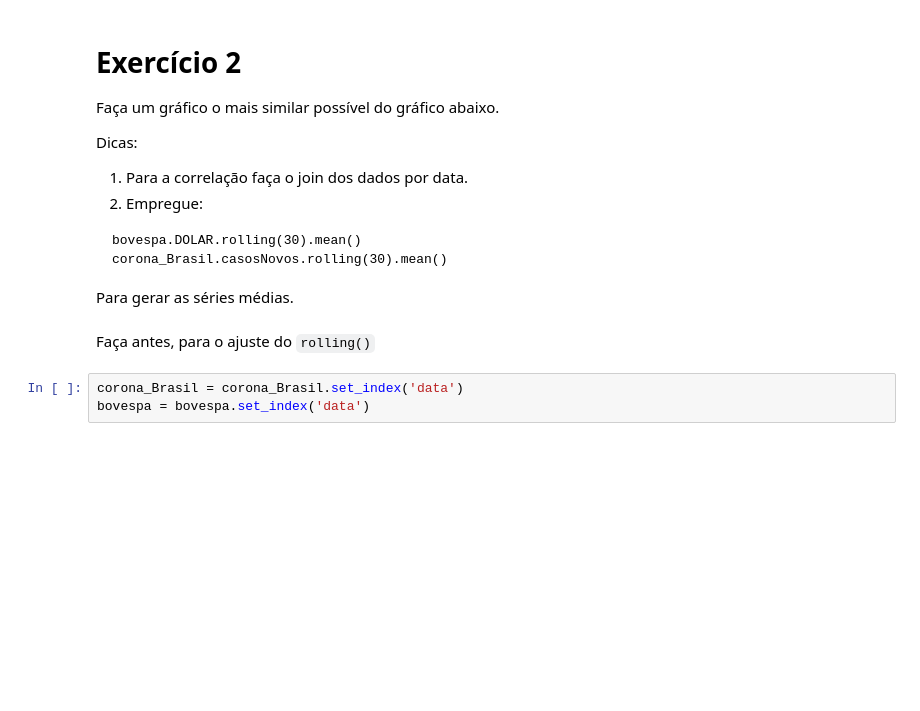
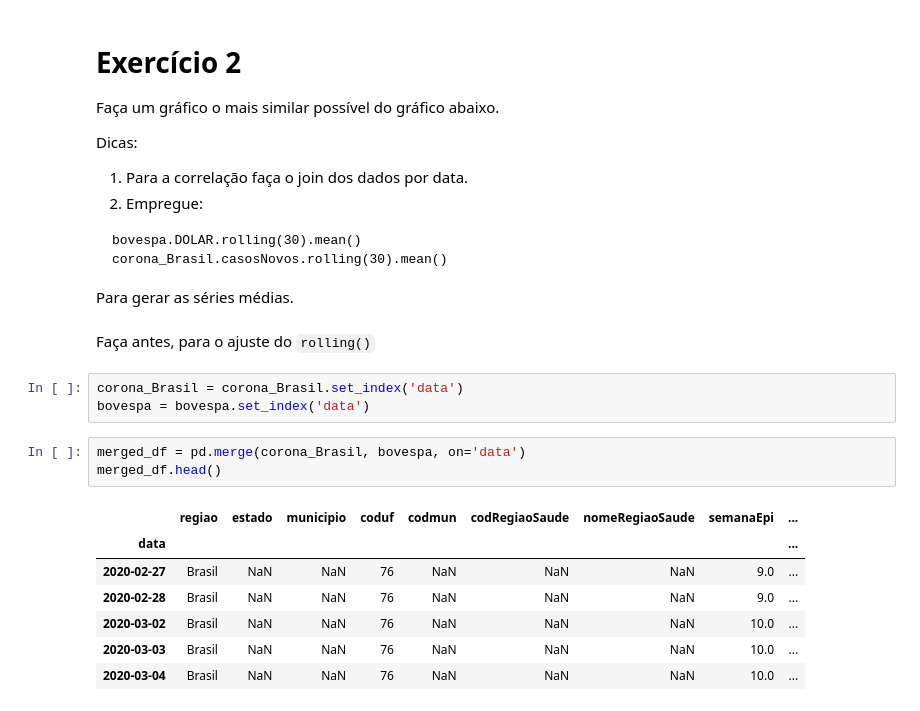
Before and after one commit to PedroMatumoto/data-visualization-notebooks, a Jupyter notebook: IMT_plot_evolucao_ex2.ipynb, the cells around one changed output. Saved outputs shown, nothing was run; the diff lists cells and outputs as text; blank space fills up the shorter version.

```diff
--- a/IMT_plot_evolucao_ex2.ipynb
+++ b/IMT_plot_evolucao_ex2.ipynb
@@ -66,4 +66,15 @@ Faça antes, para o ajuste do `rolling()`
 # %%
 corona_Brasil = corona_Brasil.set_index('data')
 bovespa = bovespa.set_index('data')
+# %%
+merged_df = pd.merge(corona_Brasil, bovespa, on='data')
+merged_df.head()
+# %% [output]
+|  | regiao | estado | municipio | coduf | codmun | codRegiaoSaude | nomeRegiaoSaude | semanaEpi | ... |
+| data |  |  |  |  |  |  |  |  | ... |
+| 2020-02-27 | Brasil | NaN | NaN | 76 | NaN | NaN | NaN | 9.0 | ... |
+| 2020-02-28 | Brasil | NaN | NaN | 76 | NaN | NaN | NaN | 9.0 | ... |
+| 2020-03-02 | Brasil | NaN | NaN | 76 | NaN | NaN | NaN | 10.0 | ... |
+| 2020-03-03 | Brasil | NaN | NaN | 76 | NaN | NaN | NaN | 10.0 | ... |
+| 2020-03-04 | Brasil | NaN | NaN | 76 | NaN | NaN | NaN | 10.0 | ... |
 # %%
```
Also changed, not shown: parts of 1 cell of this notebook.
